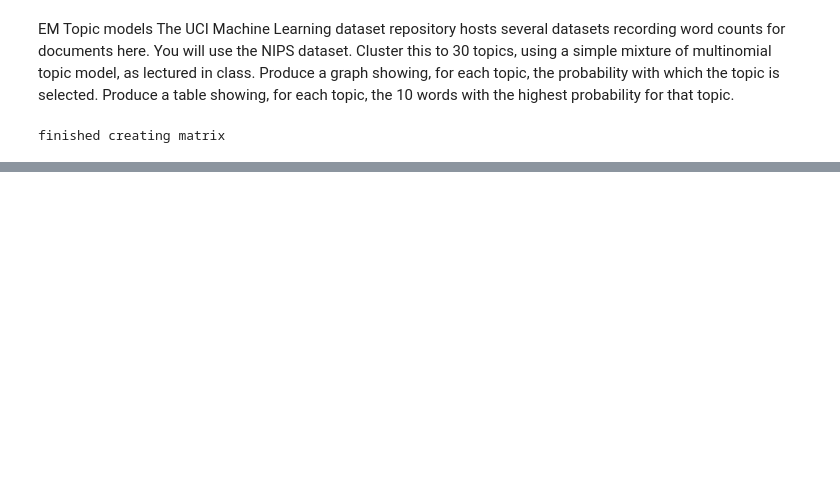
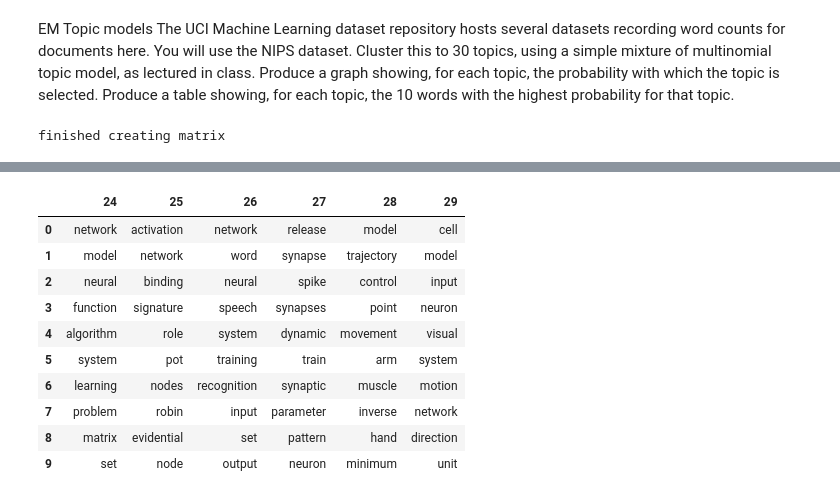
Before and after one commit to Salil999/applied_machine_learning, a Jupyter notebook: hw6/hw6_p1.ipynb, the cells around one changed output, grey strips where cells are left out. Saved outputs shown, nothing was run; the diff lists cells and outputs as text; code cells hidden in the pictures; blank space fills up the shorter version.

```diff
--- a/hw6/hw6_p1.ipynb
+++ b/hw6/hw6_p1.ipynb
@@ -186,0 +214,14 @@ print(np.array(top_words))
+# %%
+df[[x for x in range(24, 30)]]
+# %% [output]
+|  | 24 | 25 | 26 | 27 | 28 | 29 |
+| 0 | network | activation | network | release | model | cell |
+| 1 | model | network | word | synapse | trajectory | model |
+| 2 | neural | binding | neural | spike | control | input |
+| 3 | function | signature | speech | synapses | point | neuron |
+| 4 | algorithm | role | system | dynamic | movement | visual |
+| 5 | system | pot | training | train | arm | system |
+| 6 | learning | nodes | recognition | synaptic | muscle | motion |
+| 7 | problem | robin | input | parameter | inverse | network |
+| 8 | matrix | evidential | set | pattern | hand | direction |
+| 9 | set | node | output | neuron | minimum | unit |
```
Also changed, not shown: parts of 7 cells of this notebook.
